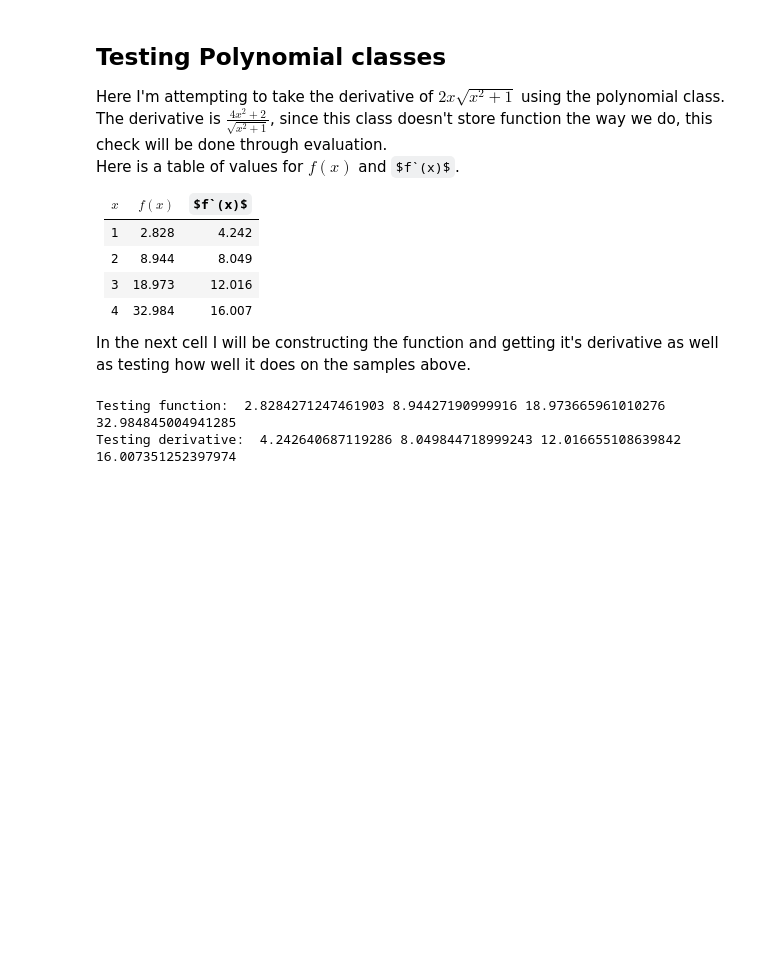
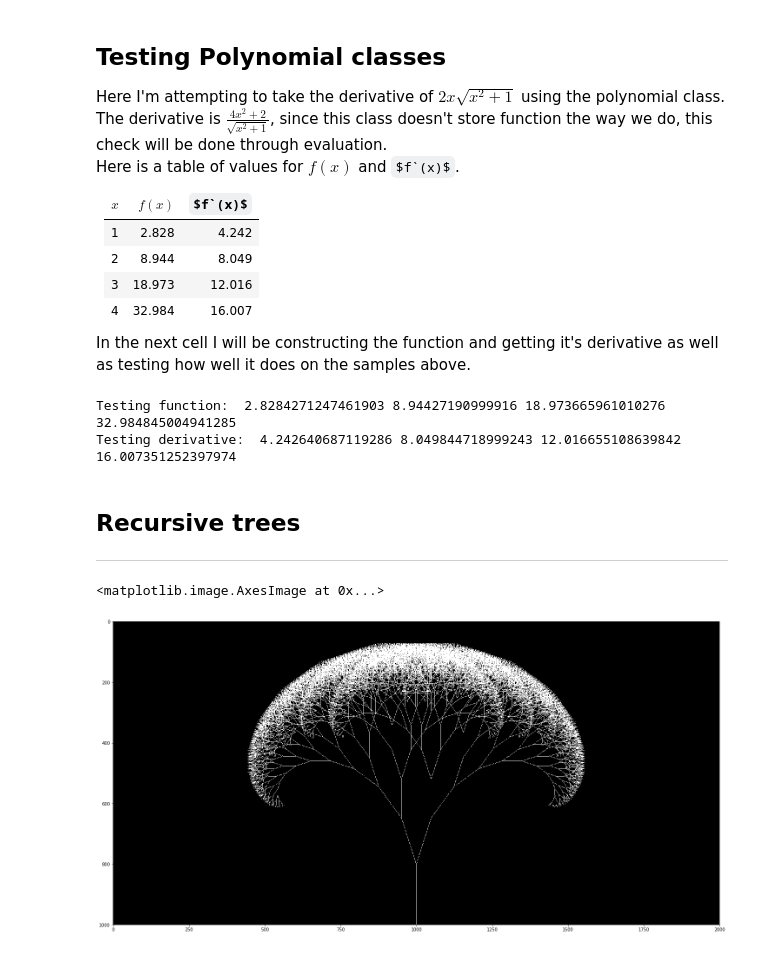
Before and after one commit to nadavhacmun/Animations, a Jupyter notebook: animations.ipynb, the cells around one changed output. Cells and saved outputs as stored; diff of their text form; code cells hidden in the pictures; some formulas as TeX source; blank space fills up the shorter version.

Commit message:
working on recursive trees

```diff
--- a/animations.ipynb
+++ b/animations.ipynb
@@ -596,3 +596,36 @@ print("Testing derivative: ", e[1], e[2], e[3], e[4])
 # %% [output]
 Testing function:  2.8284271247461903 8.94427190999916 18.973665961010276 32.984845004941285
 Testing derivative:  4.242640687119286 8.049844718999243 12.016655108639842 16.007351252397974
+# %% [markdown]
+## Recursive trees
+---
+# %%
+def RecursiveTreeHelper(img, X ,Y, angle, r, common_ratio, min_r, base_angle):
+    r = r*common_ratio
+    if r < min_r:
+        return
+    angle1 = angle + base_angle
+    angle2 = angle - base_angle
+    dx1 = int(r * np.sin(angle1))
+    dy1 = int(r * np.cos(angle1))
+    dx2 = int(r * np.sin(angle2))
+    dy2 = int(r * np.cos(angle2))
+    cv2.line(img, (X, Y), (X + dx1, Y - dy1), color=(255))
+    cv2.line(img, (X, Y), (X + dx2, Y - dy2), color=(255))
+    RecursiveTreeHelper(img, X + dx1, Y - dy1, angle1, r, common_ratio, min_r, base_angle)
+    RecursiveTreeHelper(img, X + dx2, Y - dy2, angle2, r, common_ratio, min_r, base_angle)
+
+def MakeRecursiveTree(width, height, angle, r, common_ratio, min_r, base_angle):
+    img = np.zeros((height, width))
+    cv2.line(img, (int(width/2), height), (int(width/2), height - r), color=(255))
+    RecursiveTreeHelper(img, int(width/2), height - r, angle, r, common_ratio, min_r, base_angle)
+
+    return img
+# %%
+img = MakeRecursiveTree(2000, 1000, 0, 200, 0.8, 10, 0.1*np.pi)
+# %%
+plt.figure(figsize=(25, 25))
+plt.imshow(img, cmap="gray")
+# %% [output]
+<matplotlib.image.AxesImage at 0x...>
+[figure, added]
```
